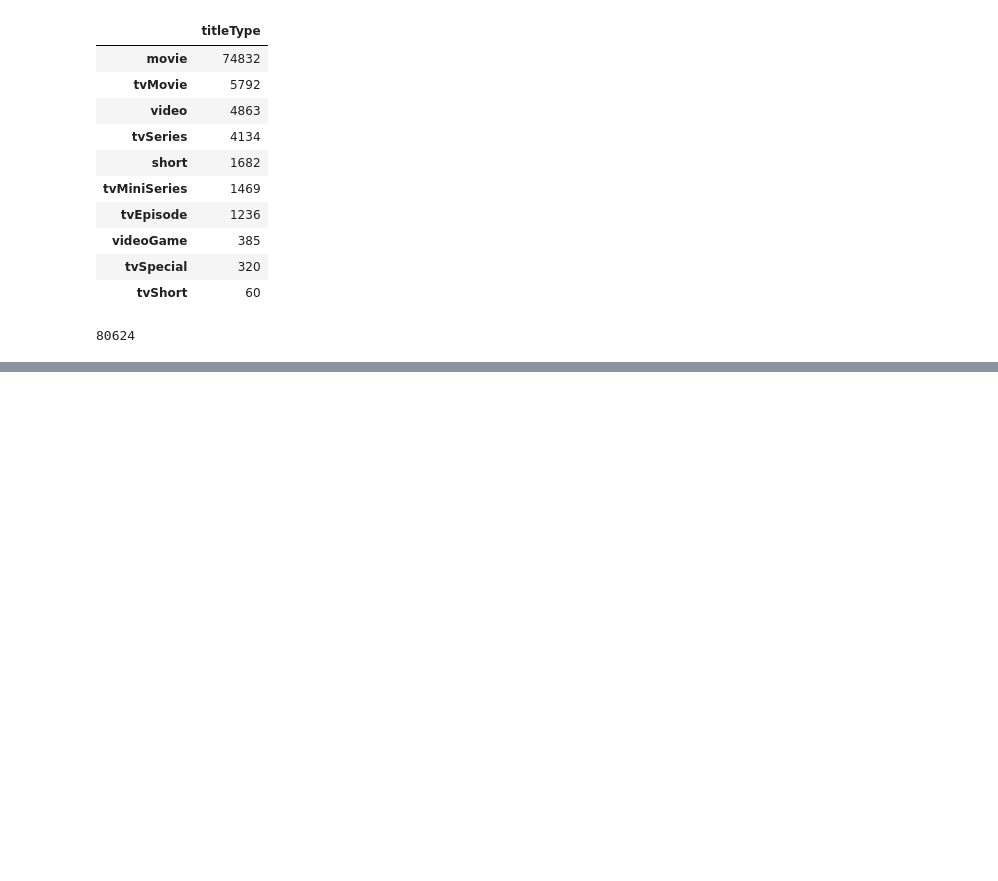
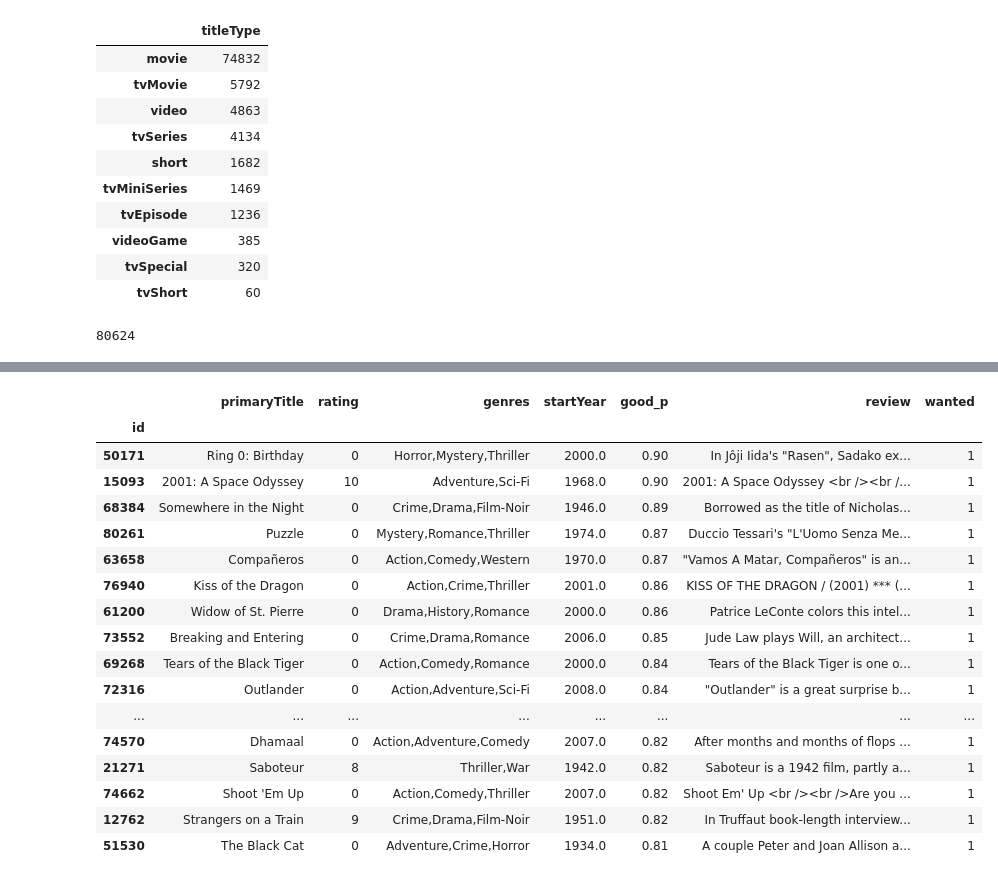
Before and after one commit to castle8080/castle_analysis, a Jupyter notebook: movie_al/04.ALWantToWatchTraining.ipynb, the cells around one changed output, grey strips where cells are left out. Saved outputs shown, nothing was run; the diff lists cells and outputs as text; code cells hidden in the pictures; blank space fills up the shorter version.

```diff
--- a/movie_al/04.ALWantToWatchTraining.ipynb
+++ b/movie_al/04.ALWantToWatchTraining.ipynb
@@ -124,6 +133,11 @@ class LabelManagement:
     def initialize(self):
         self.initialize_label_table()
         self.load_labels()
+        self.update_pool_and_training()
+
+    def clear_labels(self):
+        self.db.execute(f"delete from {self.label_table}")
+        self.db.commit()
         self.update_pool_and_training()
 
     def initialize_label_table(self):
@@ -334,0 +314,15 @@ learner.teach(X_pool[query_idx], y_new)
+# %%
+review_p = model.predict_proba(np.vstack(lbl_manager.reviews.review_embedding)).T
+reviews_wp = lbl_manager.reviews.copy()
+reviews_wp['bad_p'] = review_p[0]
+reviews_wp['good_p'] = review_p[1]
+
+reviews_wp = pd.merge(
+    reviews_wp,
+    lbl_manager.labels,
+    how = 'left',
+    left_index = True,
+    right_index = True
+)
+
+reviews_wp = reviews_wp.sort_values(by='good_p', ascending=False)
@@ -334,0 +352,22 @@ learner.teach(X_pool[query_idx], y_new)
+# %%
+# Show top 20 whether explictlyl labelled or not
+reviews_wp[['primaryTitle', 'rating', 'genres', 'startYear', 'good_p', 'review', 'wanted']].head(20)
+# %% [output]
+|  | primaryTitle | rating | genres | startYear | good_p | review | wanted |
+| id |  |  |  |  |  |  |  |
+| 50171 | Ring 0: Birthday | 0 | Horror,Mystery,Thriller | 2000.0 | 0.90 | In Jôji Iida's "Rasen", Sadako ex... | 1 |
+| 15093 | 2001: A Space Odyssey | 10 | Adventure,Sci-Fi | 1968.0 | 0.90 | 2001: A Space Odyssey <br /><br /... | 1 |
+| 68384 | Somewhere in the Night | 0 | Crime,Drama,Film-Noir | 1946.0 | 0.89 | Borrowed as the title of Nicholas... | 1 |
+| 80261 | Puzzle | 0 | Mystery,Romance,Thriller | 1974.0 | 0.87 | Duccio Tessari's "L'Uomo Senza Me... | 1 |
+| 63658 | Compañeros | 0 | Action,Comedy,Western | 1970.0 | 0.87 | "Vamos A Matar, Compañeros" is an... | 1 |
+| 76940 | Kiss of the Dragon | 0 | Action,Crime,Thriller | 2001.0 | 0.86 | KISS OF THE DRAGON / (2001) *** (... | 1 |
+| 61200 | Widow of St. Pierre | 0 | Drama,History,Romance | 2000.0 | 0.86 | Patrice LeConte colors this intel... | 1 |
+| 73552 | Breaking and Entering | 0 | Crime,Drama,Romance | 2006.0 | 0.85 | Jude Law plays Will, an architect... | 1 |
+| 69268 | Tears of the Black Tiger | 0 | Action,Comedy,Romance | 2000.0 | 0.84 | Tears of the Black Tiger is one o... | 1 |
+| 72316 | Outlander | 0 | Action,Adventure,Sci-Fi | 2008.0 | 0.84 | "Outlander" is a great surprise b... | 1 |
+| ... | ... | ... | ... | ... | ... | ... | ... |
+| 74570 | Dhamaal | 0 | Action,Adventure,Comedy | 2007.0 | 0.82 | After months and months of flops ... | 1 |
+| 21271 | Saboteur | 8 | Thriller,War | 1942.0 | 0.82 | Saboteur is a 1942 film, partly a... | 1 |
+| 74662 | Shoot 'Em Up | 0 | Action,Comedy,Thriller | 2007.0 | 0.82 | Shoot Em' Up <br /><br />Are you ... | 1 |
+| 12762 | Strangers on a Train | 9 | Crime,Drama,Film-Noir | 1951.0 | 0.82 | In Truffaut book-length interview... | 1 |
+| 51530 | The Black Cat | 0 | Adventure,Crime,Horror | 1934.0 | 0.81 | A couple Peter and Joan Allison a... | 1 |
```
Also changed, not shown: parts of 36 cells of this notebook, 1 other file.
